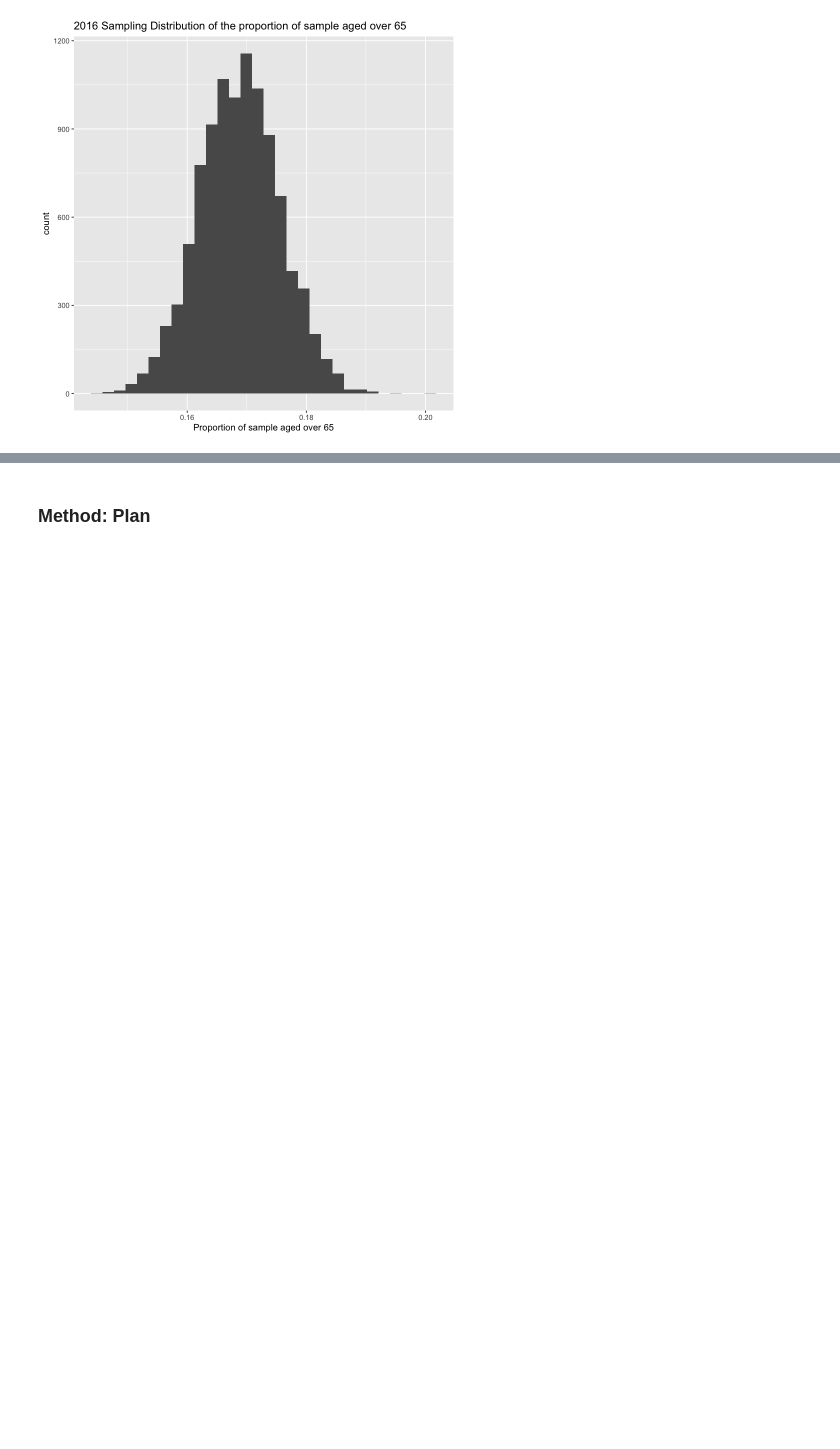
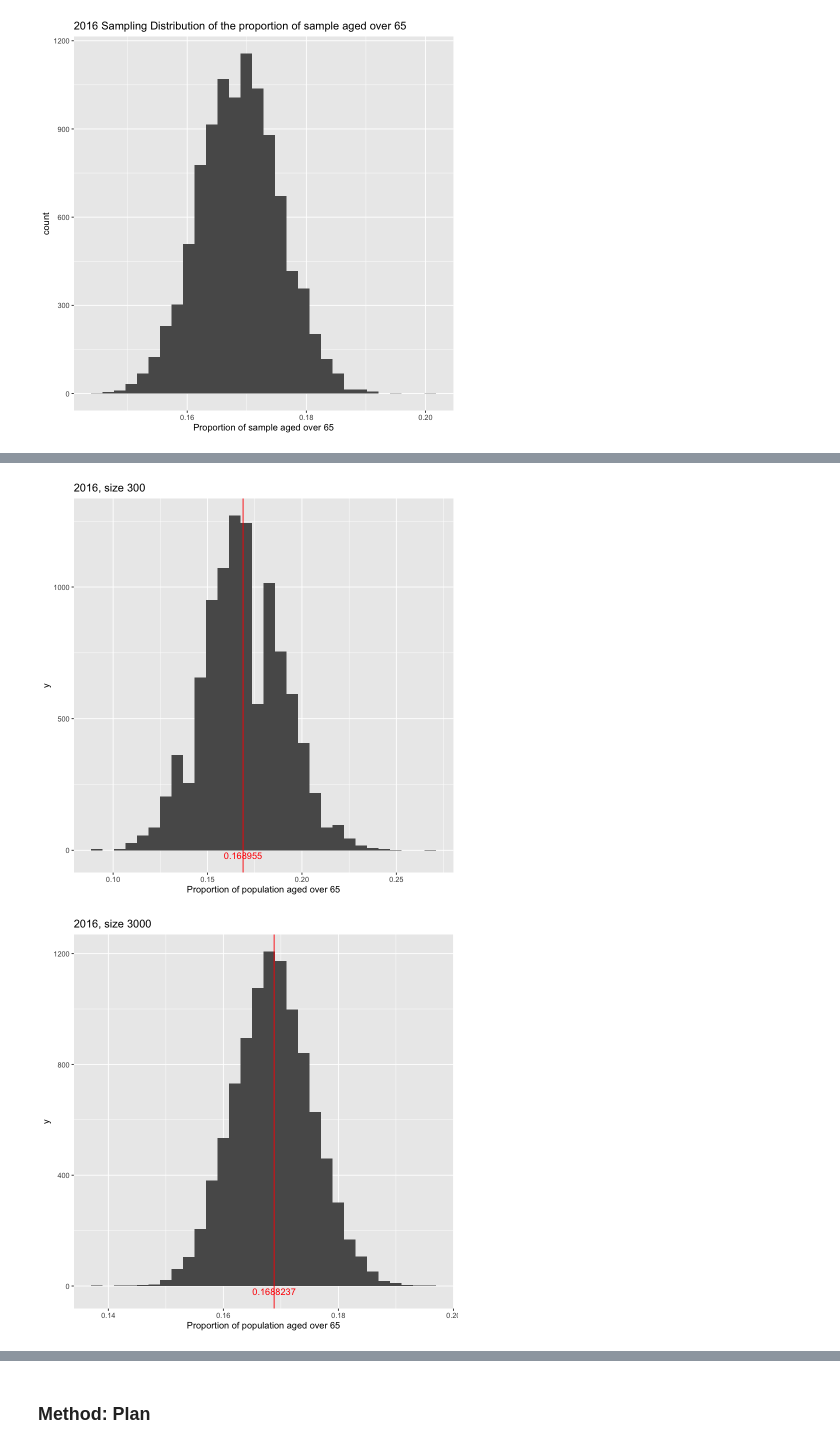
Before and after one commit to felixmachaoran/Age_Distibution, a Jupyter notebook: proposal.ipynb, the cells around one changed output, grey strips where cells are left out. Drawn from its saved outputs; the diff is of its cells as text; code cells hidden in the pictures; blank space fills up the shorter version.

```diff
--- a/proposal.ipynb
+++ b/proposal.ipynb
@@ -284,0 +328,40 @@ mean of x mean of y
+# %%
+set.seed(123)
+asy_sample2016_300 <- rep_sample_n(obs_2016, size=300, replace = FALSE, rep=10000) %>%
+           group_by(replicate) %>%
+           summarise(prop_over_65_2016 = mean(obs_2016 >= 65))
+asy_sample2016_3000 <- rep_sample_n(obs_2016, size=3000, replace = FALSE, rep=10000) %>%
+           group_by(replicate) %>%
+           summarise(prop_over_65_2016 = mean(obs_2016 >= 65))
+asy_sample2016_30000 <- rep_sample_n(obs_2016, size=30000, replace = FALSE, rep=10000) %>%
+           group_by(replicate) %>%
+           summarise(prop_over_65_2016 = mean(obs_2016 >= 65))
+# %%
+sample300_2016_dist <- asy_sample2016_300 %>%
+                ggplot(aes(x = prop_over_65_2016)) +
+                geom_histogram(bins=30) +
+                xlab("Proportion of population aged over 65") +
+                ggtitle("2016, size 300")+
+                geom_vline(xintercept=mean(asy_sample2016_3000$prop_over_65_2016), color="red")+
+                annotate("text", x=mean(asy_sample2016_3000$prop_over_65_2016), y=-20, label="0.168955", color="red")
+sample3000_2016_dist <- asy_sample2016_3000 %>%
+                ggplot(aes(x = prop_over_65_2016)) +
+                geom_histogram(bins=30) +
+                xlab("Proportion of population aged over 65") +
+                ggtitle("2016, size 3000")+
+                geom_vline(xintercept=mean(asy_sample2016_3000$prop_over_65_2016), color="red")+
+                annotate("text", x=mean(asy_sample2016_3000$prop_over_65_2016), y=-20, label="0.1688237", color="red")
+sample30000_2016_dist <- asy_sample2016_30000 %>%
+                ggplot(aes(x = prop_over_65_2016)) +
+                geom_histogram(bins=30) +
+                xlab("Proportion of population aged over 65") +
+                ggtitle("2016, size 30000")+
+                geom_vline(xintercept=mean(asy_sample2016_30000$prop_over_65_2016), color="red")+
+                annotate("text", x=mean(asy_sample2016_30000$prop_over_65_2016), y=-20, label="0.1688276", color="red")
+# %%
+sample300_2016_dist
+sample3000_2016_dist
+sample30000_2016_dist
+# %% [output]
+[figure, added]
+[figure, added]
```
Also changed, not shown: parts of 8 cells of this notebook.
